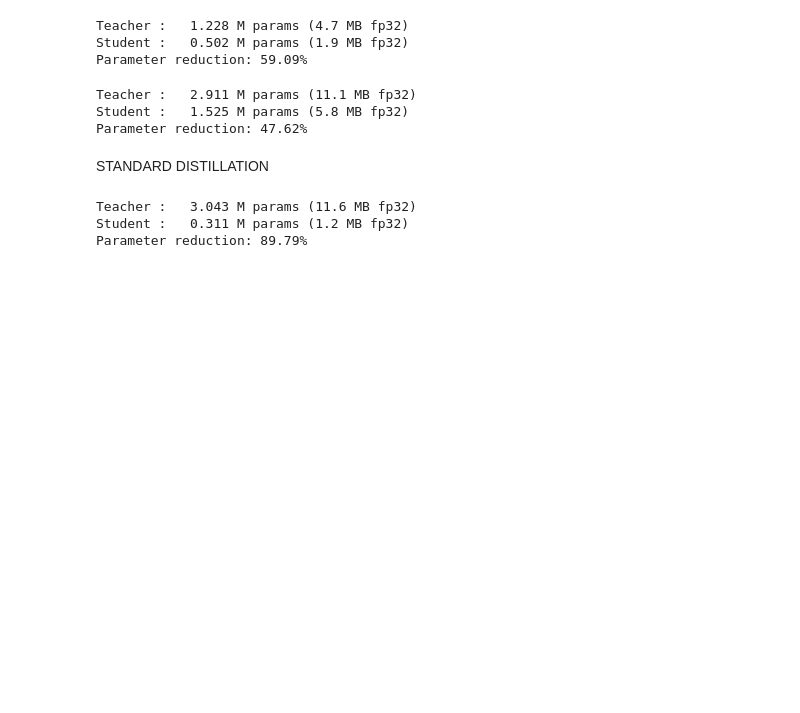
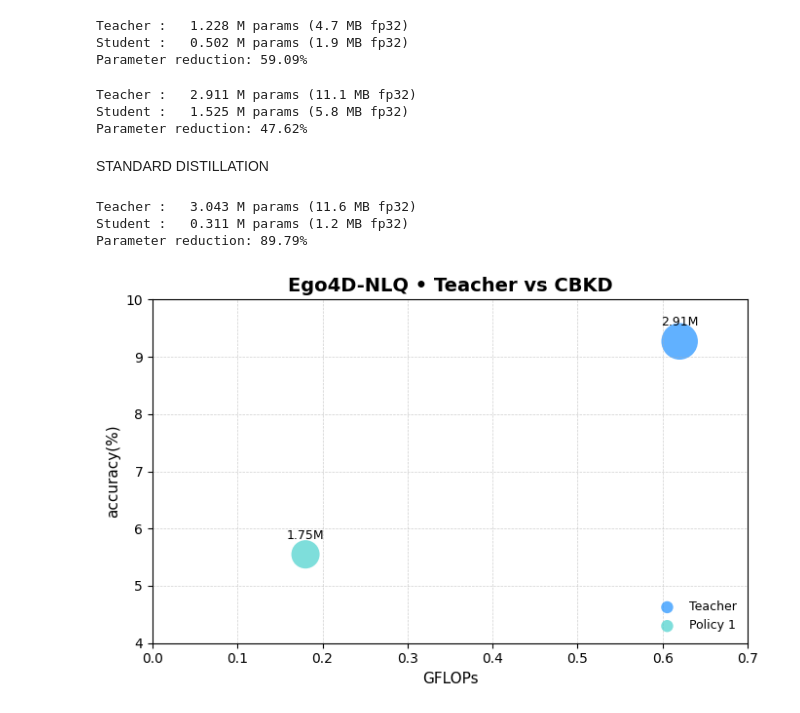
Before and after one commit to AndreaLolli2912/ARDA-VSLNet-FiLM-Enhanced-Knowledge-Distillation-for-Efficient-NLQ-Localization-in-Ego4D-Videos, a Jupyter notebook: NLQ/salamalekum.ipynb, the cells around one changed output. Saved outputs shown, nothing was run; the diff lists cells and outputs as text; code cells hidden in the pictures; blank space fills up the shorter version.

```diff
--- a/NLQ/salamalekum.ipynb
+++ b/NLQ/salamalekum.ipynb
@@ -189,3 +189,45 @@ print(f"Parameter reduction: {reduction:.2f}%")
 Teacher :   3.043 M params (11.6 MB fp32)
 Student :   0.311 M params (1.2 MB fp32)
 Parameter reduction: 89.79%
+# %%
+import matplotlib.pyplot as plt
+
+def kd_tradeoff_plot(gflops, accs, params_m, labels,
+                     title="Model trade-off", xlim=None, ylim=None):
+    palette = ["dodgerblue","mediumturquoise","gold","crimson",
+               "orchid","steelblue","limegreen","lightsalmon"]
+    sizes   = [p * 250 for p in params_m]
+
+    plt.figure(figsize=(7,4.5))
+    for i,(x,y,s,p,lab) in enumerate(zip(gflops, accs, sizes, params_m, labels)):
+        plt.scatter(x, y, s=s, color=palette[i%len(palette)],
+                    alpha=0.7, edgecolors='none', label=lab)
+        plt.text(x, y+0.22, f"{p:.2f}M", ha='center', va='bottom', fontsize=9)
+
+    plt.grid(True, linestyle='--', linewidth=0.5, alpha=0.6)
+    plt.xlabel("GFLOPs", fontsize=11)
+    plt.ylabel("accuracy(%)", fontsize=11)
+    plt.title(title, fontsize=14, weight="bold")
+    if xlim: plt.xlim(*xlim)
+    if ylim: plt.ylim(*ylim)
+
+    lgd = plt.legend(frameon=False, fontsize=9, loc='lower right')
+    # Robust bubble-resize across matplotlib versions
+    handles = getattr(lgd, "legendHandles",
+                      getattr(lgd, "legend_handles", []))
+    for h in handles:
+        h.set_sizes([80])
+
+    plt.tight_layout()
+    plt.show()
+# %%
+gflops   = [0.62, 0.18]
+accs     = [9.27, 5.55]
+params_m = [2.911, 1.748]
+labels   = ["Teacher", "Policy 1"]
+
+kd_tradeoff_plot(gflops, accs, params_m, labels,
+                 title="Ego4D-NLQ • Teacher vs CBKD",
+                 xlim=(0,0.7), ylim=(4,10))
+# %% [output]
+[figure, added]
```
